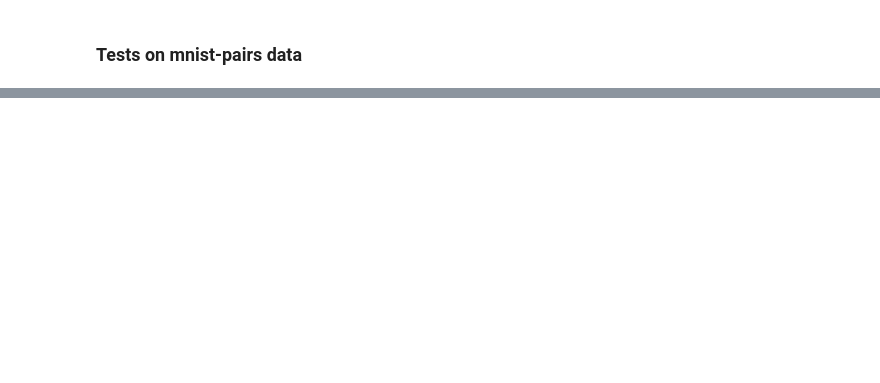
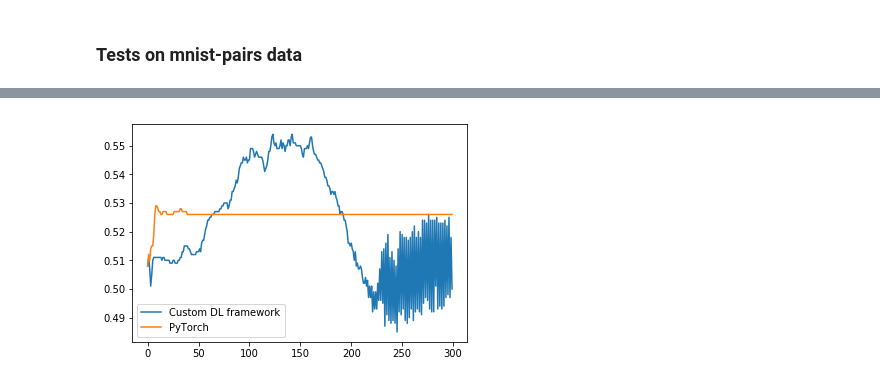
Before and after one commit to ClaireCp/ee559_p2, a Jupyter notebook: test.ipynb, the cells around one changed output, grey strips where cells are left out. Cells and saved outputs as stored; diff of their text form; code cells hidden in the pictures; blank space fills up the shorter version.

```diff
--- a/test.ipynb
+++ b/test.ipynb
@@ -208,0 +211,7 @@ grad_output =  tensor([[-0.3021, -0.0220, -0.1221, -0.6134, -0.0747, -0.0763, -0
+# %%
+model_seq_sigmoid = Sequential(
+    Linear('fc1', 3, 6),
+    Sigmoid('sig1'),
+    Linear('fc2', 6, 1),
+    Sigmoid('sig2'))
+print_parameters_as_torch(model_seq_sigmoid)
@@ -209,12 +447,16 @@ grad_output =  tensor([[-0.3021, -0.0220, -0.1221, -0.6134, -0.0747, -0.0763, -0
 # %% [markdown]
 ### Tests on mnist-pairs data
 # %%
-nb_hidden1 = 100
-nb_hidden2 = 40
+torch.set_default_tensor_type(torch.FloatTensor)
+#  float is a single precision (32 bit) floating point data type, double is a double precision (64 bit) floating point
+nb_hidden1 = 20
+nb_hidden2 = 10
 train_input = train_input.view(len(train_input), -1)
 train_target = train_target.type(torch.FloatTensor)
+test_input = test_input.view(len(train_input), -1)
+test_target = test_target.type(torch.FloatTensor)
 input_size = train_input.shape[1] # 392
-nb_epochs = 100
+nb_epochs = 300
 
 model_mnist = Sequential(
     Linear('fc1', input_size, nb_hidden1), ReLU(),
@@ -228,10 +470,18 @@ model_mnist_torch = nn.Sequential(
     nn.Linear(nb_hidden2, 1))
 set_initial_parameters(model_mnist, model_mnist_torch)
 del nn
+# %%
+def test_model(model, test_input, test_target):
+    test_output = model(test_input)
+    output_to_prediction = torch.ge(torch.sigmoid(test_output), 0.5).flatten()
+    nb_correct = torch.sum(output_to_prediction == test_target.type(torch.ByteTensor)).item()
+    acc_pairs = nb_correct / len(test_input)
+    return acc_pairs
 # %%
 criterion_mnist = MSELoss()
 optimizer_mnist = SGD(model_mnist, lr=0.01)
 loss_history_mnist = []
+test_acc_history_mnist = []
 
 for e in range(nb_epochs):
     optimizer_mnist.zero_grad()
@@ -239,7 +489,9 @@ for e in range(nb_epochs):
     loss_mnist = criterion_mnist(output_mnist.flatten(), train_target)
     loss_history_mnist.append(loss_mnist)
     grad_output_mnist = criterion_mnist.backward().view(-1,1)
-    #print("e = {}, loss = {}".format(e, round(loss_mnist.item(), 5)))
+    test_acc_mnist = test_model(model_mnist, test_input, test_target)
+    test_acc_history_mnist.append(test_acc_mnist)
+    if e % 40 == 0: print("e = {}, test accuracy = {}".format(e, test_acc_mnist))
     model_mnist.backward(grad_output_mnist)
     optimizer_mnist.step(loss_mnist)
 
@@ -250,13 +502,16 @@ torch.set_grad_enabled(True)
 criterion_mnist_torch = nn.MSELoss()
 optimizer_mnist_torch = torch.optim.SGD(model_mnist_torch.parameters(), lr=0.01)
 loss_history_mnist_torch = []
+test_acc_history_mnist_torch = []
 
 for e in range(nb_epochs):
     optimizer_mnist_torch.zero_grad()
     output_mnist_torch = model_mnist_torch(train_input)
     loss_mnist_torch = criterion_mnist_torch(output_mnist_torch, train_target)
     loss_history_mnist_torch.append(loss_mnist_torch)
-    #print("e = {}, loss = {}".format(e, round(loss_mnist_torch.item(), 5)))
+    test_acc_mnist_torch = test_model(model_mnist_torch, test_input, test_target)
+    test_acc_history_mnist_torch.append(test_acc_mnist_torch)
+    if e % 40 == 0: print("e = {}, test accuracy = {}".format(e, test_acc_mnist_torch))
     loss_mnist_torch.backward()
     optimizer_mnist_torch.step()
 
@@ -274,0 +547,8 @@ plt.show()
+# %%
+import matplotlib.pyplot as plt
+plt.plot(test_acc_history_mnist, label='Custom DL framework')
+plt.plot(test_acc_history_mnist_torch, label='PyTorch')
+plt.legend()
+plt.show()
+# %% [output]
+[figure, added]
```
Also changed, not shown: parts of 9 cells of this notebook, 2 other files.
